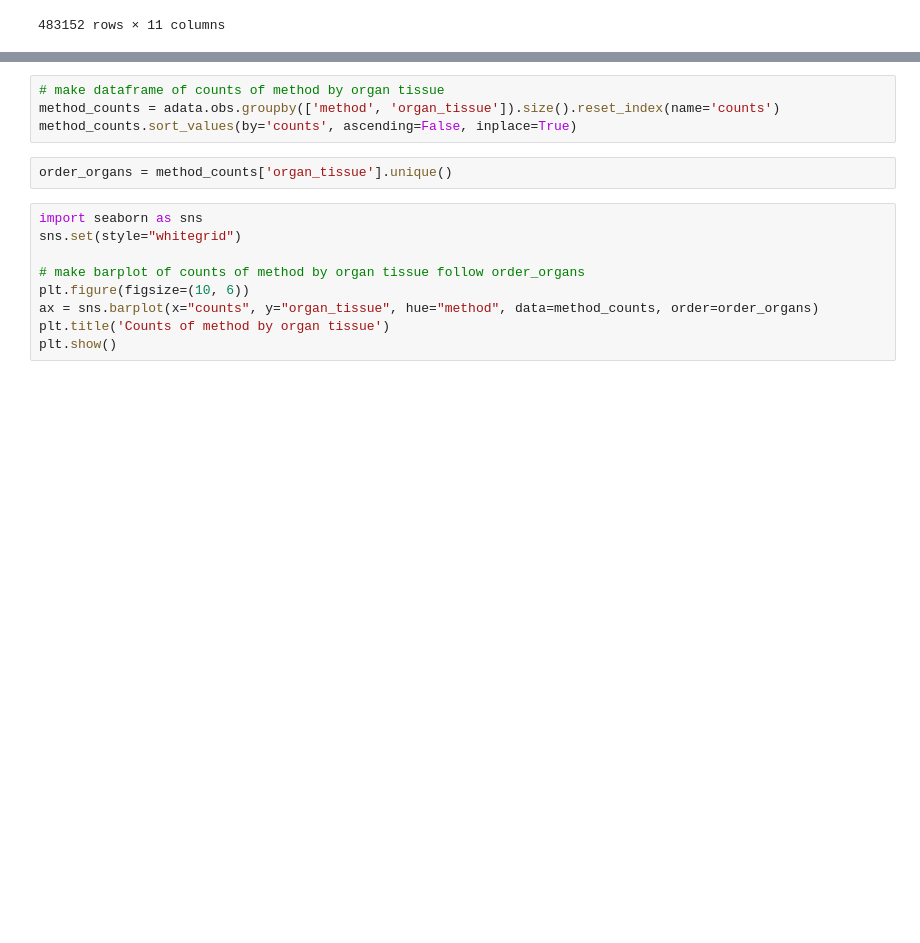
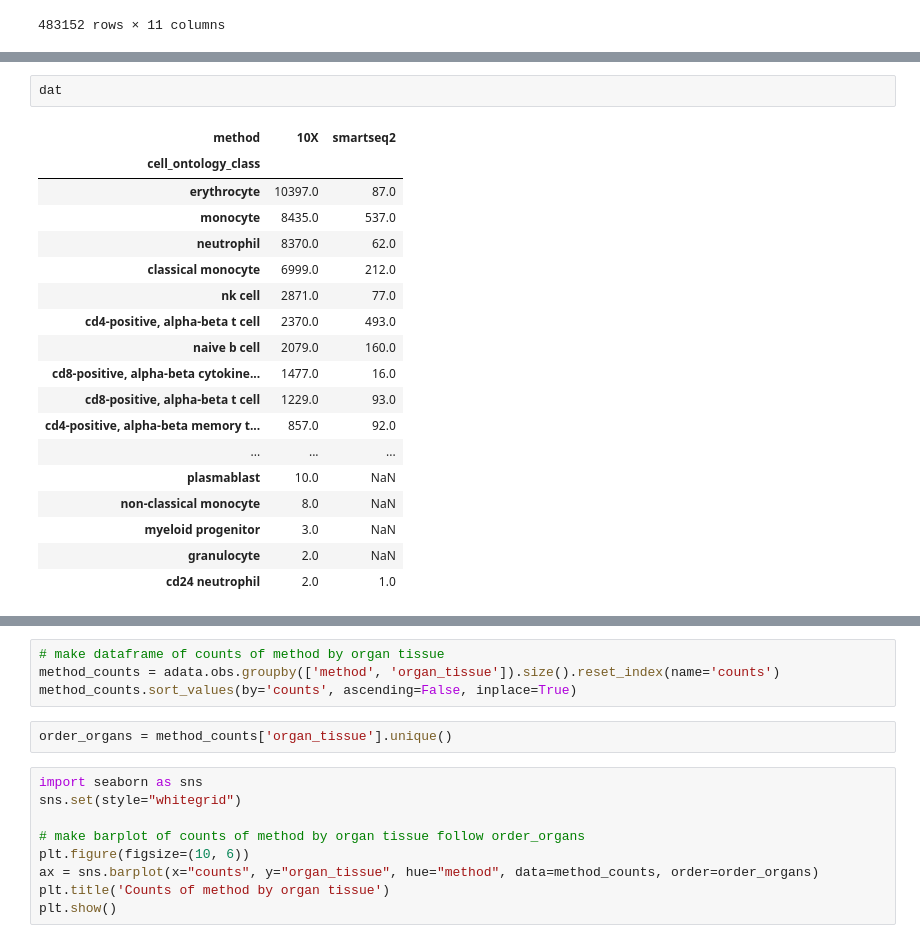
Before and after one commit to daklab/Leaflet-analysis, a Jupyter notebook: tabula_sapien/01_scanpy_workflow.ipynb, the cells around one changed output, grey strips where cells are left out. Drawn from its saved outputs; the diff is of its cells as text; blank space fills up the shorter version.

```diff
--- a/tabula_sapien/01_scanpy_workflow.ipynb
+++ b/tabula_sapien/01_scanpy_workflow.ipynb
@@ -46,0 +55,21 @@ adata.obs
+# %%
+dat
+# %% [output]
+| method | 10X | smartseq2 |
+| cell_ontology_class |  |  |
+| erythrocyte | 10397.0 | 87.0 |
+| monocyte | 8435.0 | 537.0 |
+| neutrophil | 8370.0 | 62.0 |
+| classical monocyte | 6999.0 | 212.0 |
+| nk cell | 2871.0 | 77.0 |
+| cd4-positive, alpha-beta t cell | 2370.0 | 493.0 |
+| naive b cell | 2079.0 | 160.0 |
+| cd8-positive, alpha-beta cytokine... | 1477.0 | 16.0 |
+| cd8-positive, alpha-beta t cell | 1229.0 | 93.0 |
+| cd4-positive, alpha-beta memory t... | 857.0 | 92.0 |
+| ... | ... | ... |
+| plasmablast | 10.0 | NaN |
+| non-classical monocyte | 8.0 | NaN |
+| myeloid progenitor | 3.0 | NaN |
+| granulocyte | 2.0 | NaN |
+| cd24 neutrophil | 2.0 | 1.0 |
```
Also changed, not shown: parts of 16 cells of this notebook.
